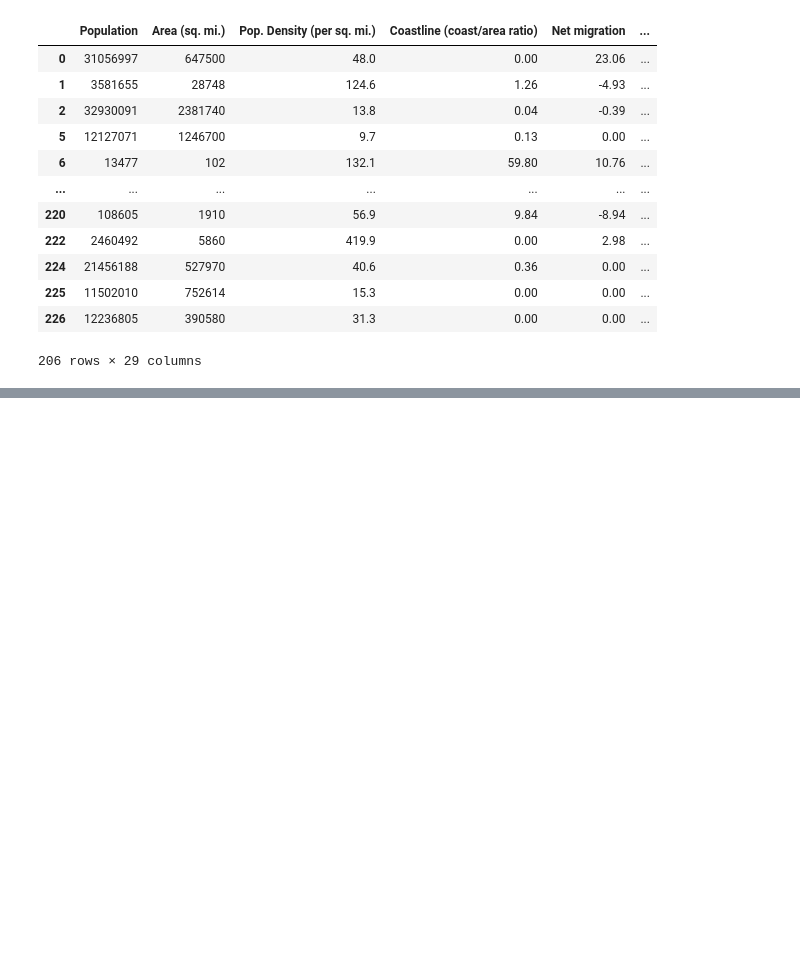
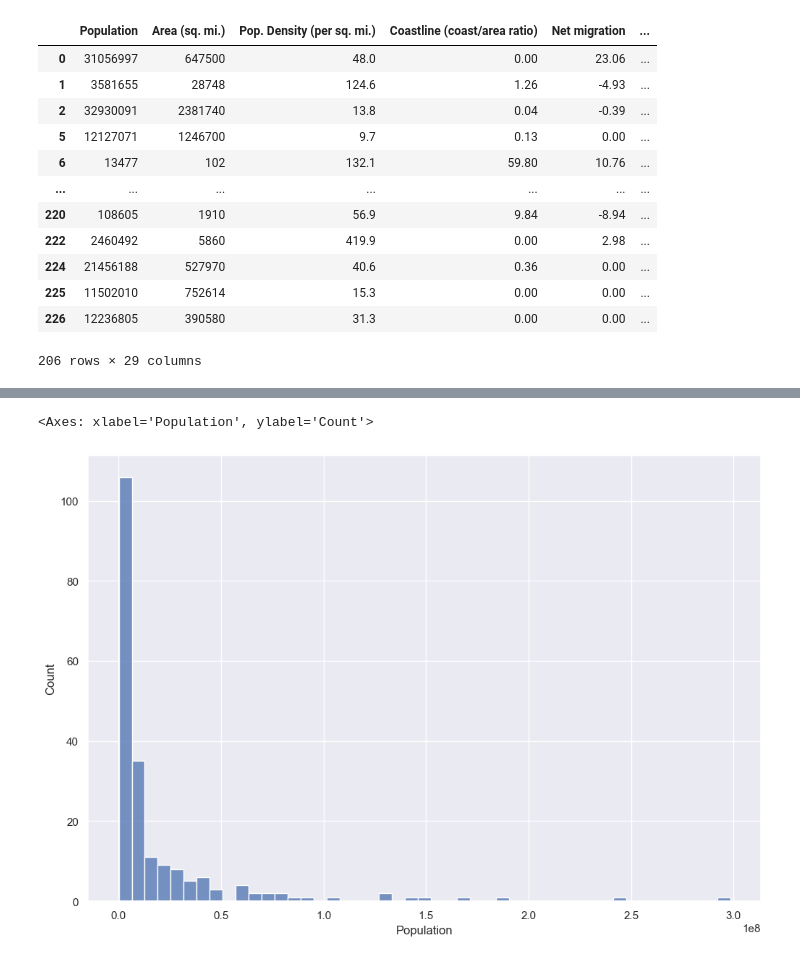
Before and after one commit to MiguelAngel3378/Grupo5_Analisis, a Jupyter notebook: Notebooks/USAR/1.8.Mundo_poblacion_pptx.ipynb, the cells around one changed output, grey strips where cells are left out. Drawn from its saved outputs; the diff is of its cells as text; code cells hidden in the pictures; blank space fills up the shorter version.

```diff
--- a/Notebooks/USAR/1.8.Mundo_poblacion_pptx.ipynb
+++ b/Notebooks/USAR/1.8.Mundo_poblacion_pptx.ipynb
@@ -255,0 +264,7 @@ X
+# %%
+plt.figure(figsize=(12,8))
+filter = df['Population'] < 1000000000
+sns.histplot(data=df[filter], x='Population')
+# %% [output]
+<Axes: xlabel='Population', ylabel='Count'>
+[figure, added]
```
Also changed, not shown: parts of 14 cells of this notebook, 1 other file.
